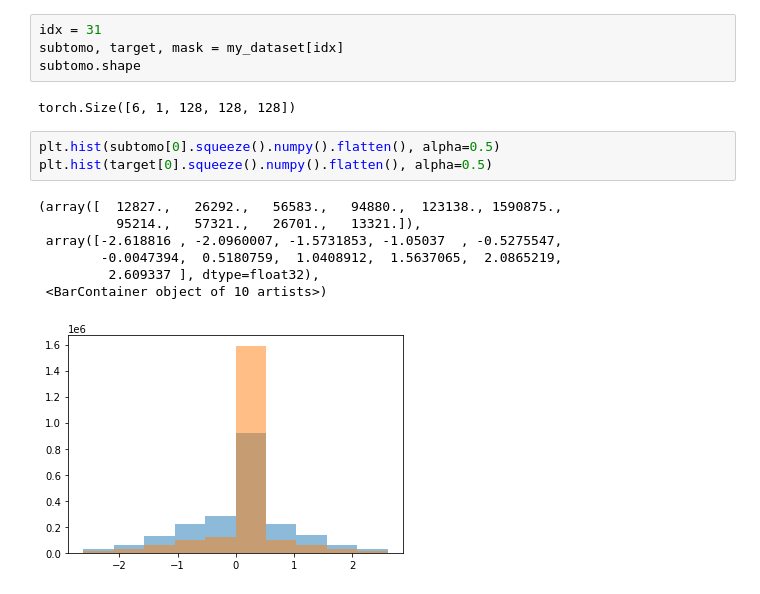
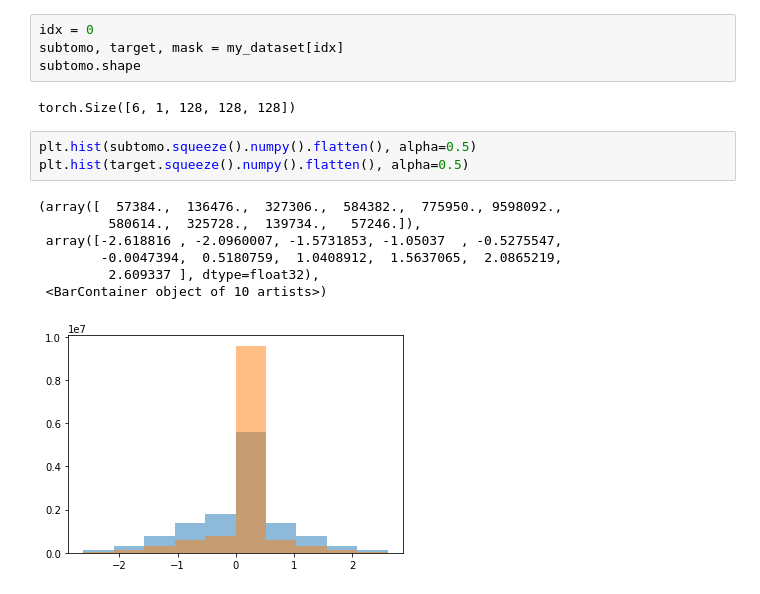
Before and after one commit to Fickincool/master-thesis, a Jupyter notebook: Notebooks/6.00_self2selfDenoising/6.00_dataloader_pilot.ipynb, the cells around one changed output. Drawn from its saved outputs; the diff is of its cells as text.

```diff
--- a/Notebooks/6.00_self2selfDenoising/6.00_dataloader_pilot.ipynb
+++ b/Notebooks/6.00_self2selfDenoising/6.00_dataloader_pilot.ipynb
@@ -191,19 +197,19 @@ ymax, xmax
 # %% [output]
 (464, 464)
 # %%
-idx = 31
+idx = 0
 subtomo, target, mask = my_dataset[idx]
 subtomo.shape
 # %% [output]
 torch.Size([6, 1, 128, 128, 128])
 # %%
-plt.hist(subtomo[0].squeeze().numpy().flatten(), alpha=0.5)
-plt.hist(target[0].squeeze().numpy().flatten(), alpha=0.5)
+plt.hist(subtomo.squeeze().numpy().flatten(), alpha=0.5)
+plt.hist(target.squeeze().numpy().flatten(), alpha=0.5)
 # %% [output]
-(array([  12827.,   26292.,   56583.,   94880.,  123138., 1590875.,
-          95214.,   57321.,   26701.,   13321.]),
+(array([  57384.,  136476.,  327306.,  584382.,  775950., 9598092.,
+         580614.,  325728.,  139734.,   57246.]),
  array([-2.618816 , -2.0960007, -1.5731853, -1.05037  , -0.5275547,
         -0.0047394,  0.5180759,  1.0408912,  1.5637065,  2.0865219,
          2.609337 ], dtype=float32),
  <BarContainer object of 10 artists>)
-[figure, old version]
+[figure, new version]
```
Also changed, not shown: parts of 11 cells of this notebook, 8 other files.
